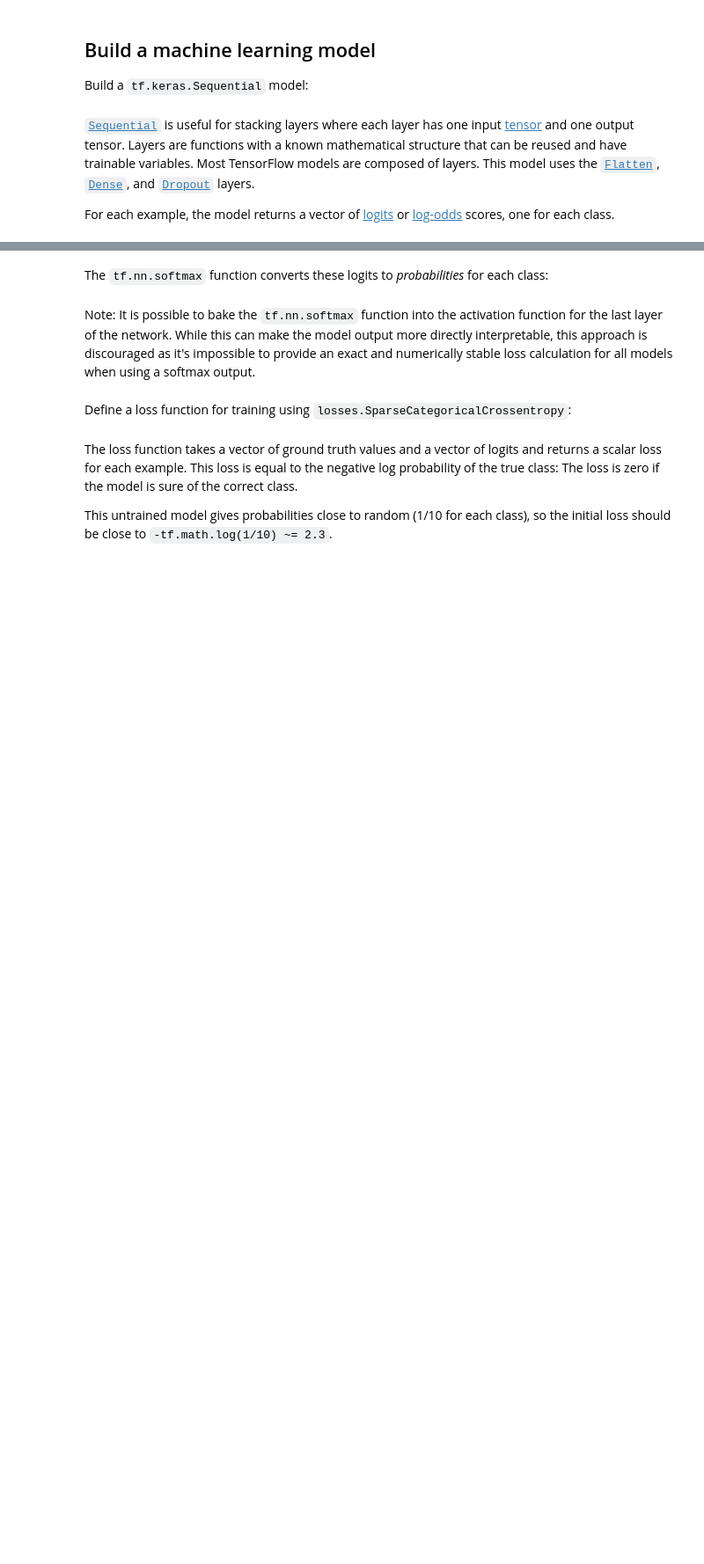
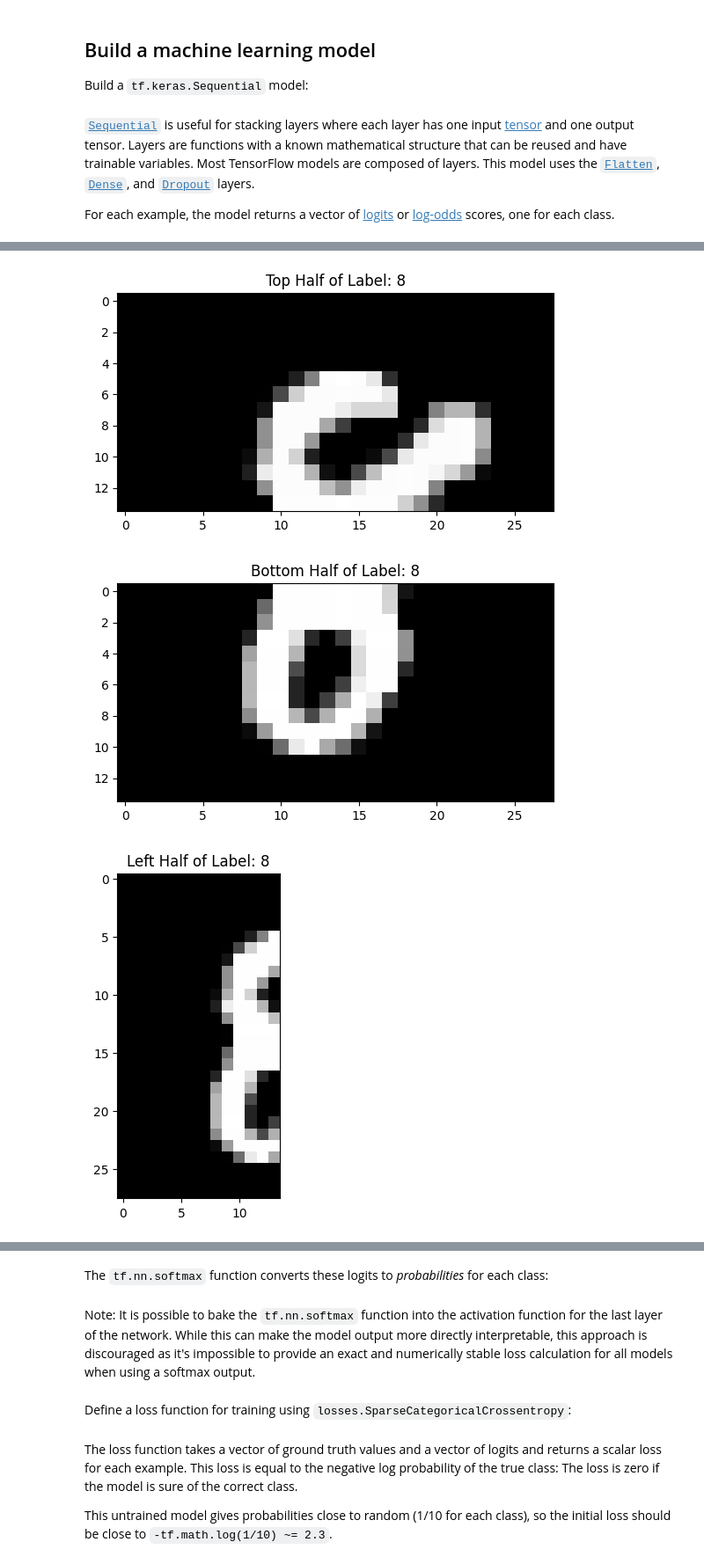
Before and after one commit to ZahYou/Titanic, a Jupyter notebook: site/en/tutorials/quickstart/beginner.ipynb, the cells around one changed output, grey strips where cells are left out. Shown: that part at 88% size. Drawn from its saved outputs; the diff is of its cells as text; code cells hidden in the pictures; blank space fills up the shorter version.

```diff
--- a/site/en/tutorials/quickstart/beginner.ipynb
+++ b/site/en/tutorials/quickstart/beginner.ipynb
@@ -84,0 +101,35 @@ For each example, the model returns a vector of [logits](https://developers.goog
+# %%
+# prompt: plot only the half of the difit
+
+# Select a digit
+digit = np.random.randint(0, x_train.shape[0])
+
+# Get the image of the digit
+image = x_train[digit]
+
+# Get the shape of the image
+height, width = image.shape
+
+# Plot only the upper half
+plt.imshow(image[:height//2, :], cmap='gray')
+plt.title('Top Half of Label: {}'.format(y_train[digit]))
+plt.show()
+
+# Plot only the bottom half
+plt.imshow(image[height//2:, :], cmap='gray')
+plt.title('Bottom Half of Label: {}'.format(y_train[digit]))
+plt.show()
+
+# Plot only the left half
+plt.imshow(image[:, :width//2], cmap='gray')
+plt.title('Left Half of Label: {}'.format(y_train[digit]))
+plt.show()
+
+# Plot only the right half
+plt.imshow(image[:, width//2:], cmap='gray')
+plt.title('Right Half of Label: {}'.format(y_train[digit]))
+plt.show()
+# %% [output]
+[figure, added]
+[figure, added]
+[figure, added]
```
Also changed, not shown: parts of 7 cells of this notebook.
